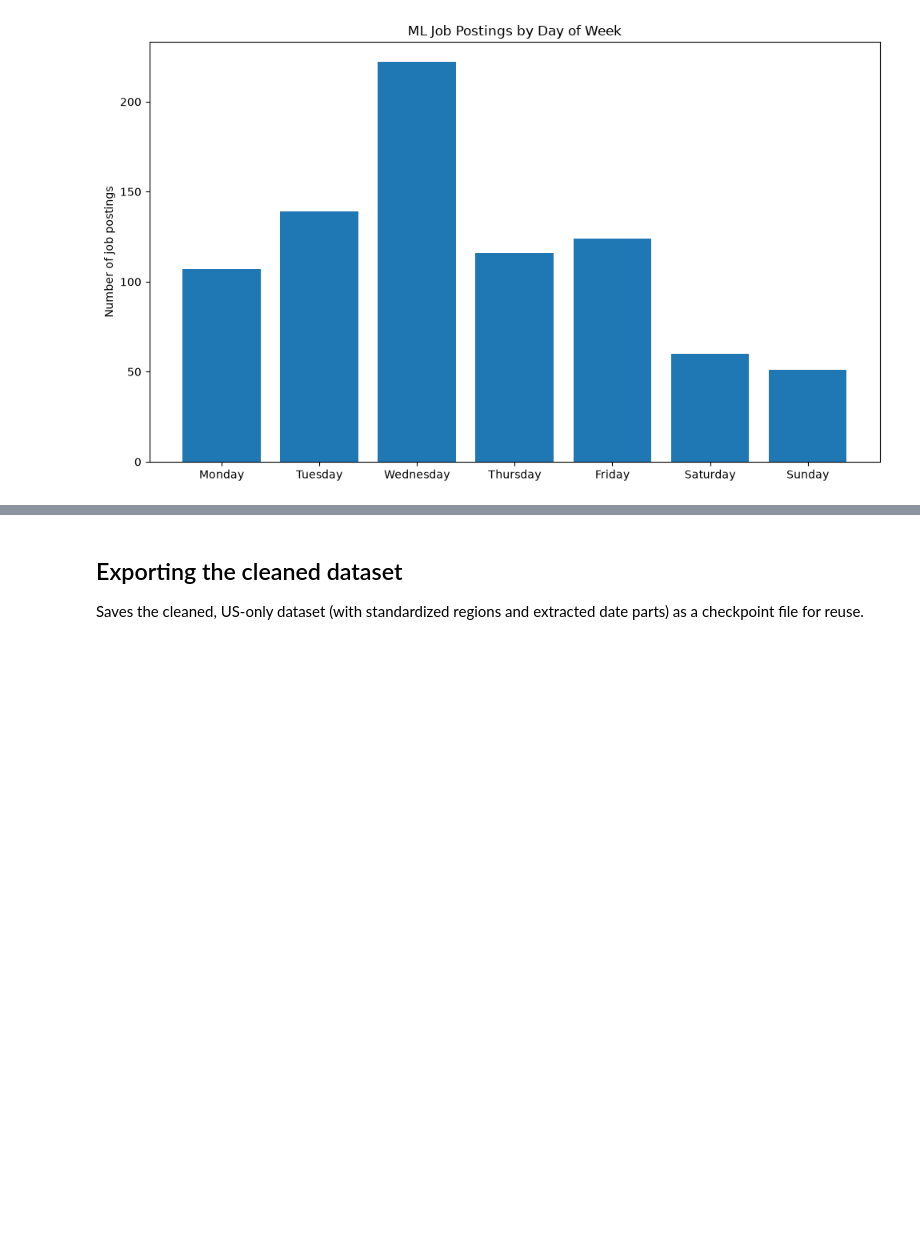
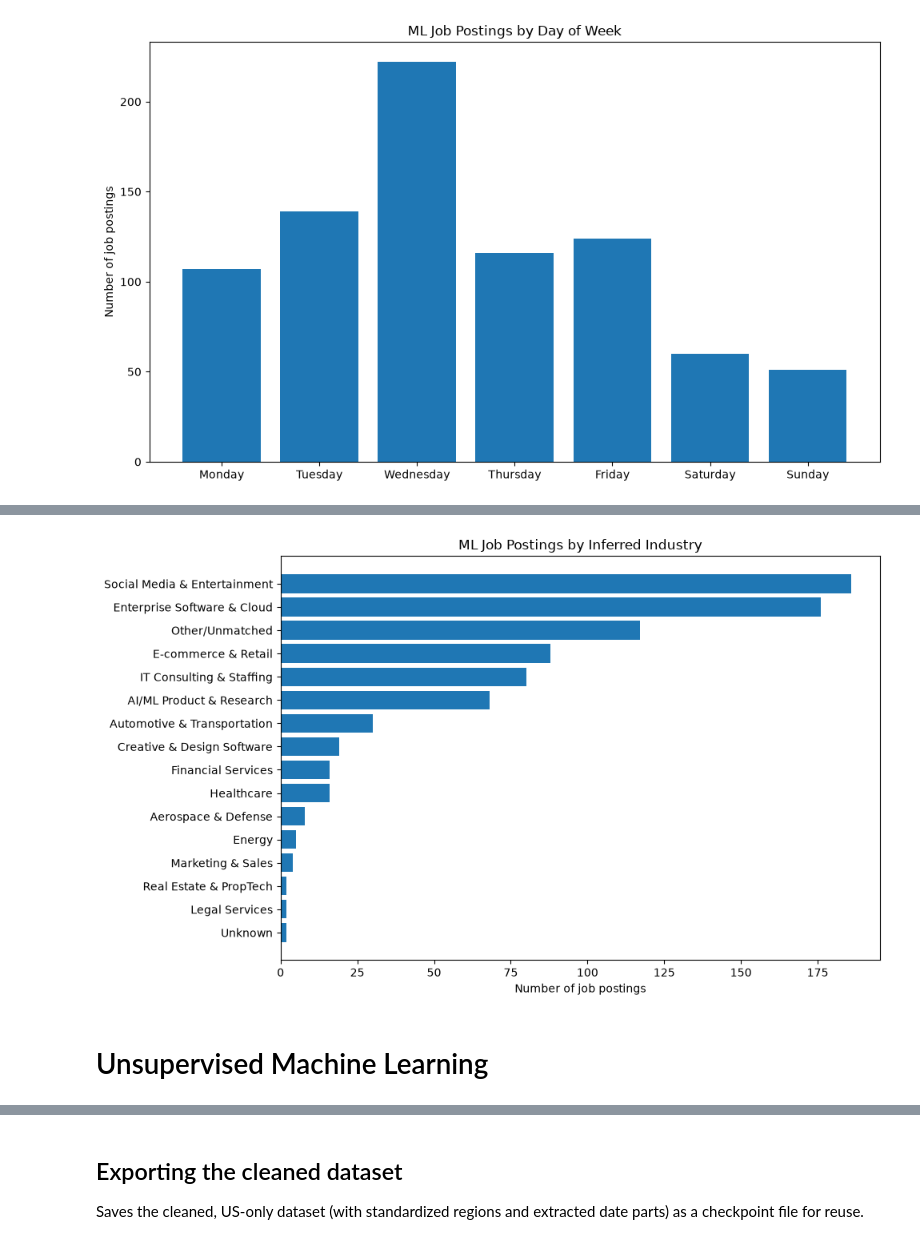
Before and after one commit to victoryilem2004/Project-1, a Jupyter notebook: eda.ipynb, the cells around one changed output, grey strips where cells are left out. Saved outputs shown, nothing was run; the diff lists cells and outputs as text; code cells hidden in the pictures; blank space fills up the shorter version.

```diff
--- a/eda.ipynb
+++ b/eda.ipynb
@@ -256,0 +302,7 @@ plt.show()
+# %%
+sample_df = df_us[["company_name", "company_description"]].dropna().sample(10, random_state=42)
+
+for _, row in sample_df.iterrows():
+    print(row["company_name"])
+    print(row["company_description"][:300])
+    print("-" * 40)
@@ -256,0 +403,13 @@ plt.show()
+# %%
+industry_counts = df_us["industry_guess"].value_counts()
+
+plt.figure(figsize=(10, 6))
+plt.barh(industry_counts.index[::-1], industry_counts.values[::-1])
+plt.xlabel("Number of job postings")
+plt.title("ML Job Postings by Inferred Industry")
+plt.tight_layout()
+plt.show()
+# %% [output]
+[figure, added]
+# %% [markdown]
+# Unsupervised Machine Learning
```
Also changed, not shown: parts of 26 cells of this notebook.
